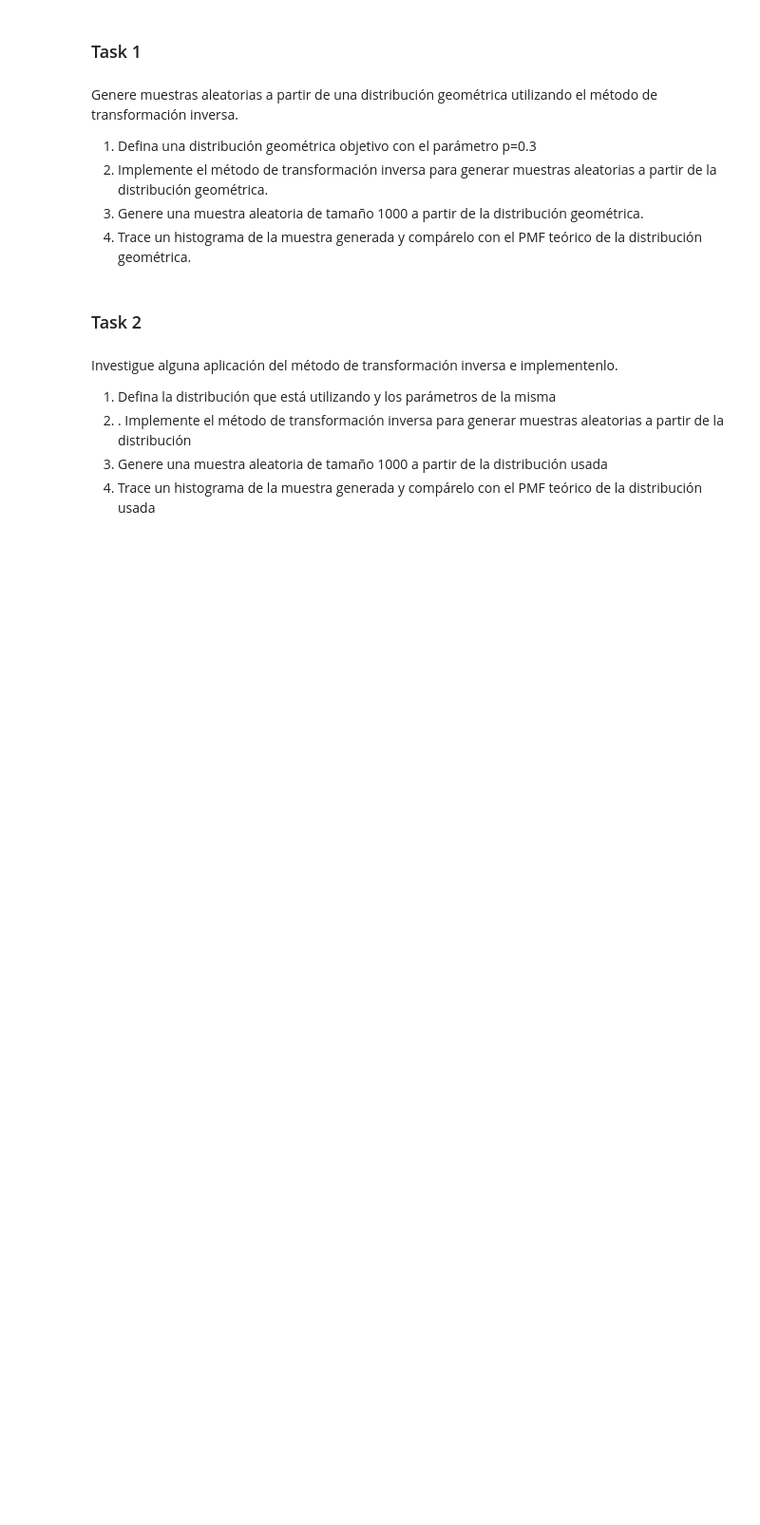
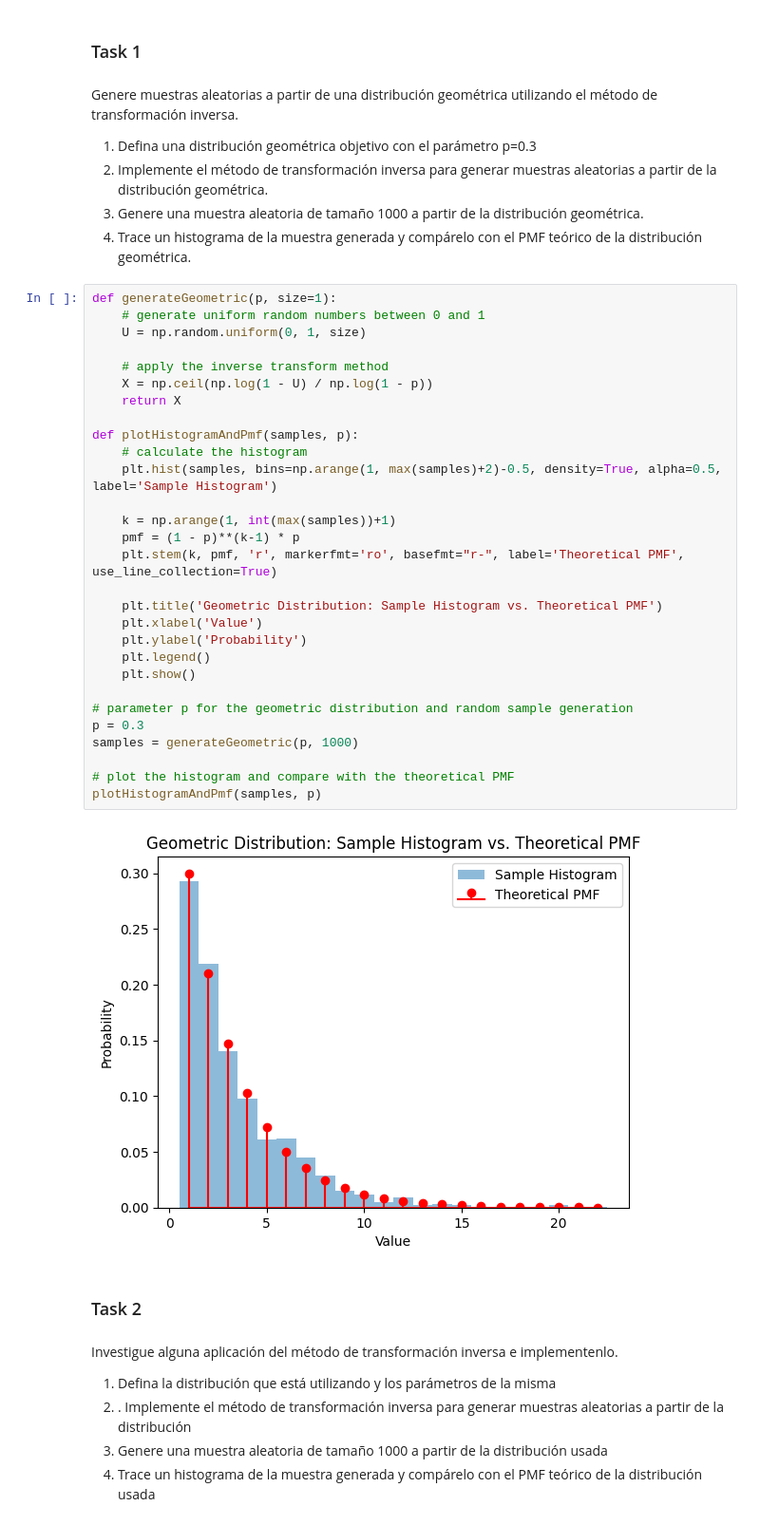
Before and after one commit to bl33h/discreteRandomVariateGeneration, a Jupyter notebook: src/lab4.ipynb, the cells around one changed output. Shown at 95% size. Drawn from its saved outputs; the diff is of its cells as text; blank space fills up the shorter version.

```diff
--- a/src/lab4.ipynb
+++ b/src/lab4.ipynb
@@ -73,6 +76,37 @@ Genere muestras aleatorias a partir de una distribución geométrica utilizando
 distribución geométrica.
 3. Genere una muestra aleatoria de tamaño 1000 a partir de la distribución geométrica.
 4. Trace un histograma de la muestra generada y compárelo con el PMF teórico de la distribución geométrica.
+# %%
+def generateGeometric(p, size=1):
+    # generate uniform random numbers between 0 and 1
+    U = np.random.uniform(0, 1, size)
+
+    # apply the inverse transform method
+    X = np.ceil(np.log(1 - U) / np.log(1 - p))
+    return X
+
+def plotHistogramAndPmf(samples, p):
+    # calculate the histogram
+    plt.hist(samples, bins=np.arange(1, max(samples)+2)-0.5, density=True, alpha=0.5, label='Sample Histogram')
+
+    k = np.arange(1, int(max(samples))+1)
+    pmf = (1 - p)**(k-1) * p
+    plt.stem(k, pmf, 'r', markerfmt='ro', basefmt="r-", label='Theoretical PMF', use_line_collection=True)
+
+    plt.title('Geometric Distribution: Sample Histogram vs. Theoretical PMF')
+    plt.xlabel('Value')
+    plt.ylabel('Probability')
+    plt.legend()
+    plt.show()
+
+# parameter p for the geometric distribution and random sample generation
+p = 0.3
+samples = generateGeometric(p, 1000)
+
+# plot the histogram and compare with the theoretical PMF
+plotHistogramAndPmf(samples, p)
+# %% [output]
+[figure, added]
 # %% [markdown]
 ### Task 2
 # %% [markdown]
```
Also changed, not shown: parts of 1 cell of this notebook.
